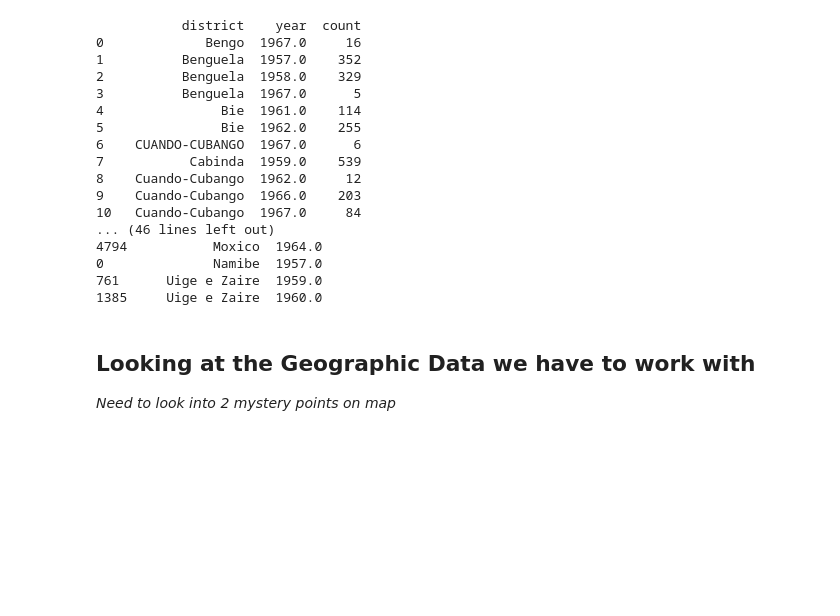
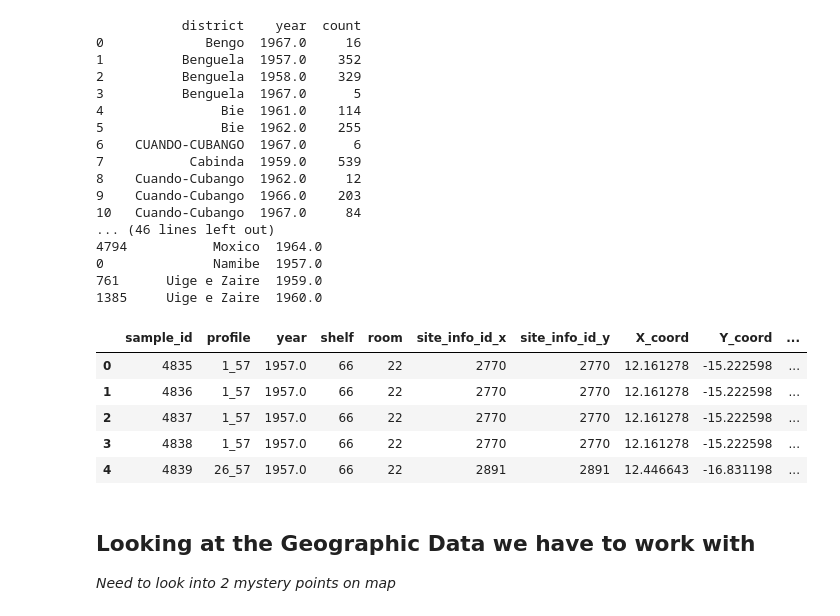
Before and after one commit to inesschwartz/ThesisSoilAngola, a Jupyter notebook: EDA/general_EDA.ipynb, the cells around one changed output. Cells and saved outputs as stored; diff of their text form; code cells hidden in the pictures; blank space fills up the shorter version.

```diff
--- a/EDA/general_EDA.ipynb
+++ b/EDA/general_EDA.ipynb
@@ -155,6 +155,15 @@ print(unique_district_years)
 0              Namibe  1957.0
 761      Uige e Zaire  1959.0
 1385     Uige e Zaire  1960.0
+# %%
+sampNsite.head()
+# %% [output]
+|  | sample_id | profile | year | shelf | room | site_info_id_x | site_info_id_y | X_coord | Y_coord | ... |
+| 0 | 4835 | 1_57 | 1957.0 | 66 | 22 | 2770 | 2770 | 12.161278 | -15.222598 | ... |
+| 1 | 4836 | 1_57 | 1957.0 | 66 | 22 | 2770 | 2770 | 12.161278 | -15.222598 | ... |
+| 2 | 4837 | 1_57 | 1957.0 | 66 | 22 | 2770 | 2770 | 12.161278 | -15.222598 | ... |
+| 3 | 4838 | 1_57 | 1957.0 | 66 | 22 | 2770 | 2770 | 12.161278 | -15.222598 | ... |
+| 4 | 4839 | 26_57 | 1957.0 | 66 | 22 | 2891 | 2891 | 12.446643 | -16.831198 | ... |
 # %% [markdown]
 ## Looking at the Geographic Data we have to work with
 
```
